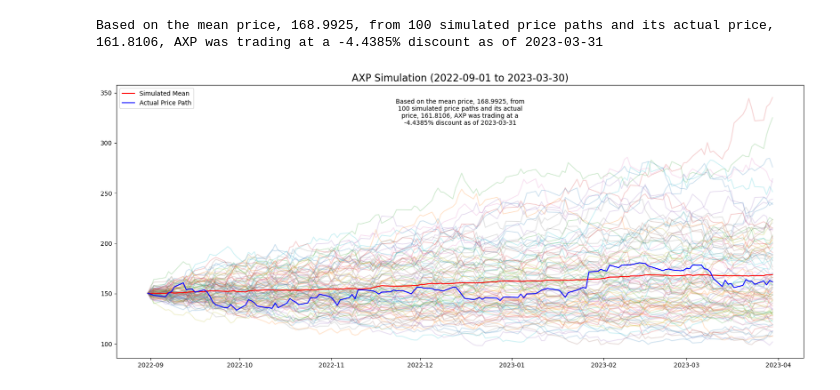
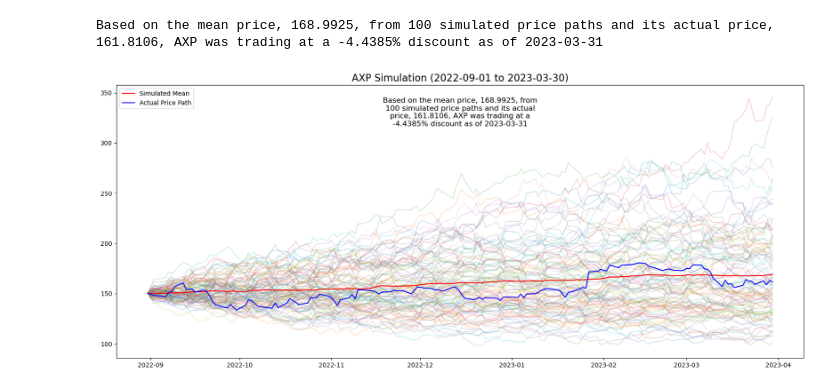
Before and after one commit to jcgr11/GBM-Simulations, a Jupyter notebook: amex_gbm.ipynb, the cells around one changed output. Cells and saved outputs as stored; diff of their text form; code cells hidden in the pictures.

Commit message:
updated plot text fontsize

```diff
--- a/amex_gbm.ipynb
+++ b/amex_gbm.ipynb
@@ -75,16 +75,17 @@ Based on the mean price, 168.9925, from 100 simulated price paths and its actual
 # %%
 # plotting
 ax = gbm_simulations_df.plot(figsize=(20, 8),alpha=0.2, legend=False)
 line_1, = ax.plot(index, gbm_simulations_df.mean(axis=1), color='red')
 line_2, = ax.plot(index, adj_close[LAST_TRAIN_DATE:LAST_TEST_DATE], color='blue')
 ax.set_title(PLOT_TITLE, fontsize=16)
 ax.legend((line_1, line_2), ('Simulated Mean', 'Actual Price Path'))
 ax.text(0.5,
          0.90,
          textwrap.fill(validation, 42),
          horizontalalignment='center',
          verticalalignment='center',
-         transform=ax.transAxes)
+         transform=ax.transAxes,
+         fontsize=12)
 plt.show()
 # %% [output]
-[figure, old version]
+[figure, new version]
```
